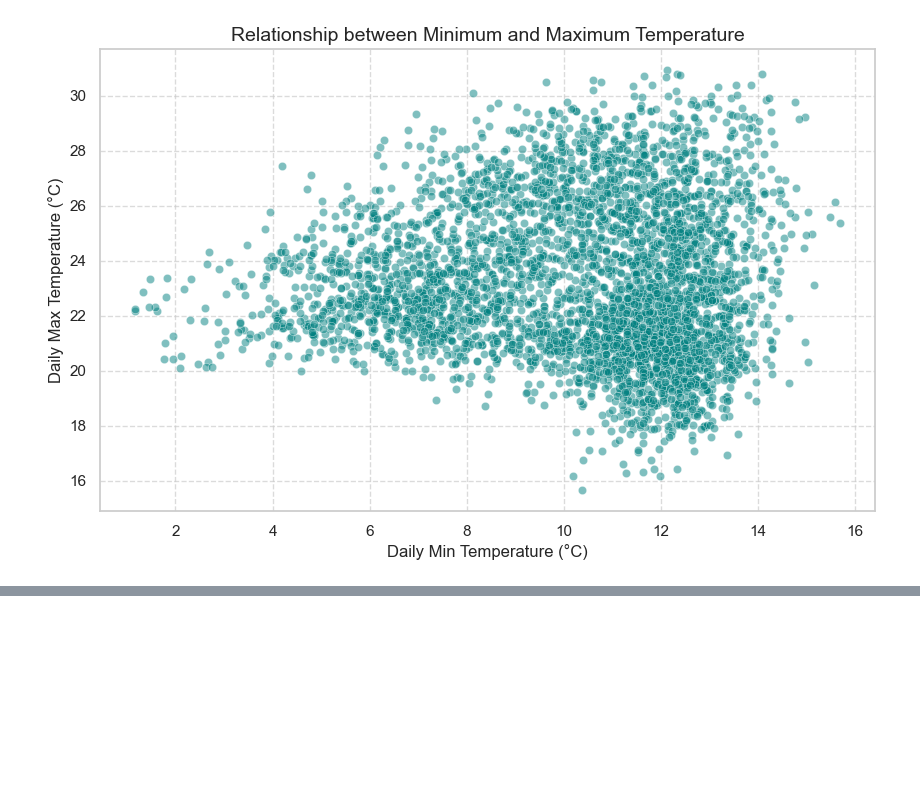
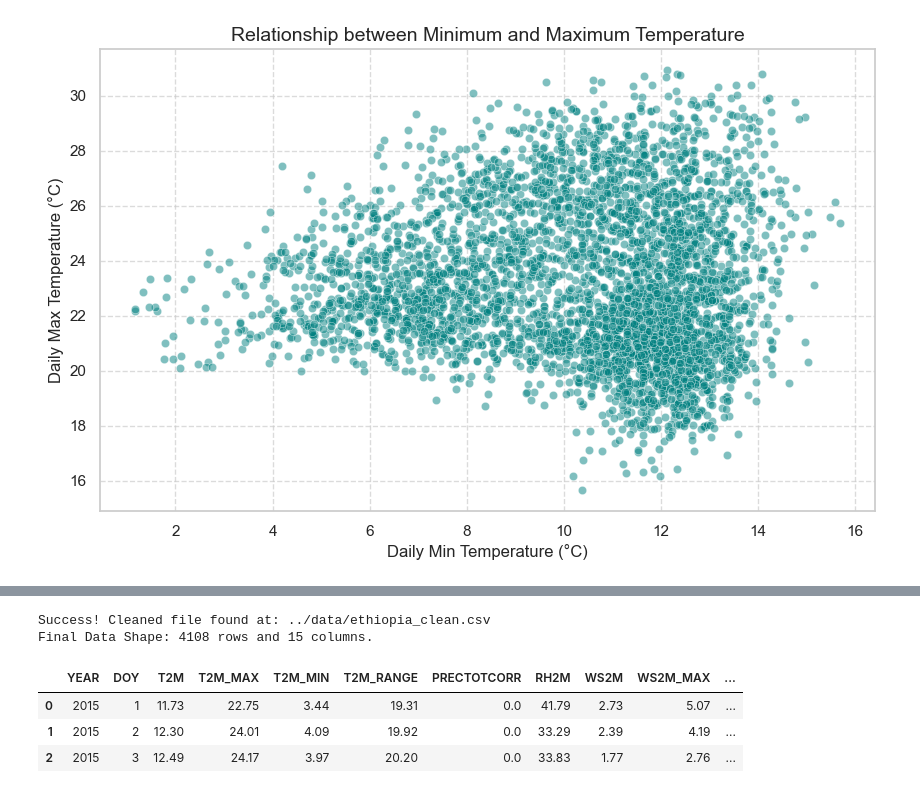
Before and after one commit to SimretAbebe/climate-challenge-week0, a Jupyter notebook: notebooks/ethiopia_eda.ipynb, the cells around one changed output, grey strips where cells are left out. Cells and saved outputs as stored; diff of their text form; code cells hidden in the pictures; blank space fills up the shorter version.

```diff
--- a/notebooks/ethiopia_eda.ipynb
+++ b/notebooks/ethiopia_eda.ipynb
@@ -301,0 +365,20 @@ plt.show()
+# %%
+# Final Verification: Ensure the cleaned dataset is saved and readable
+import os
+
+file_path = '../data/ethiopia_clean.csv'
+
+if os.path.exists(file_path):
+    cleaned_check = pd.read_csv(file_path)
+    print(f"Success! Cleaned file found at: {file_path}")
+    print(f"Final Data Shape: {cleaned_check.shape[0]} rows and {cleaned_check.shape[1]} columns.")
+    display(cleaned_check.head(3)) # Show the first 3 rows as a final preview
+else:
+    print("Error: Cleaned file not found. Check your export path!")
+# %% [output]
+Success! Cleaned file found at: ../data/ethiopia_clean.csv
+Final Data Shape: 4108 rows and 15 columns.
+|  | YEAR | DOY | T2M | T2M_MAX | T2M_MIN | T2M_RANGE | PRECTOTCORR | RH2M | WS2M | WS2M_MAX | ... |
+| 0 | 2015 | 1 | 11.73 | 22.75 | 3.44 | 19.31 | 0.0 | 41.79 | 2.73 | 5.07 | ... |
+| 1 | 2015 | 2 | 12.30 | 24.01 | 4.09 | 19.92 | 0.0 | 33.29 | 2.39 | 4.19 | ... |
+| 2 | 2015 | 3 | 12.49 | 24.17 | 3.97 | 20.20 | 0.0 | 33.83 | 1.77 | 2.76 | ... |
```
Also changed, not shown: parts of 10 cells of this notebook.
